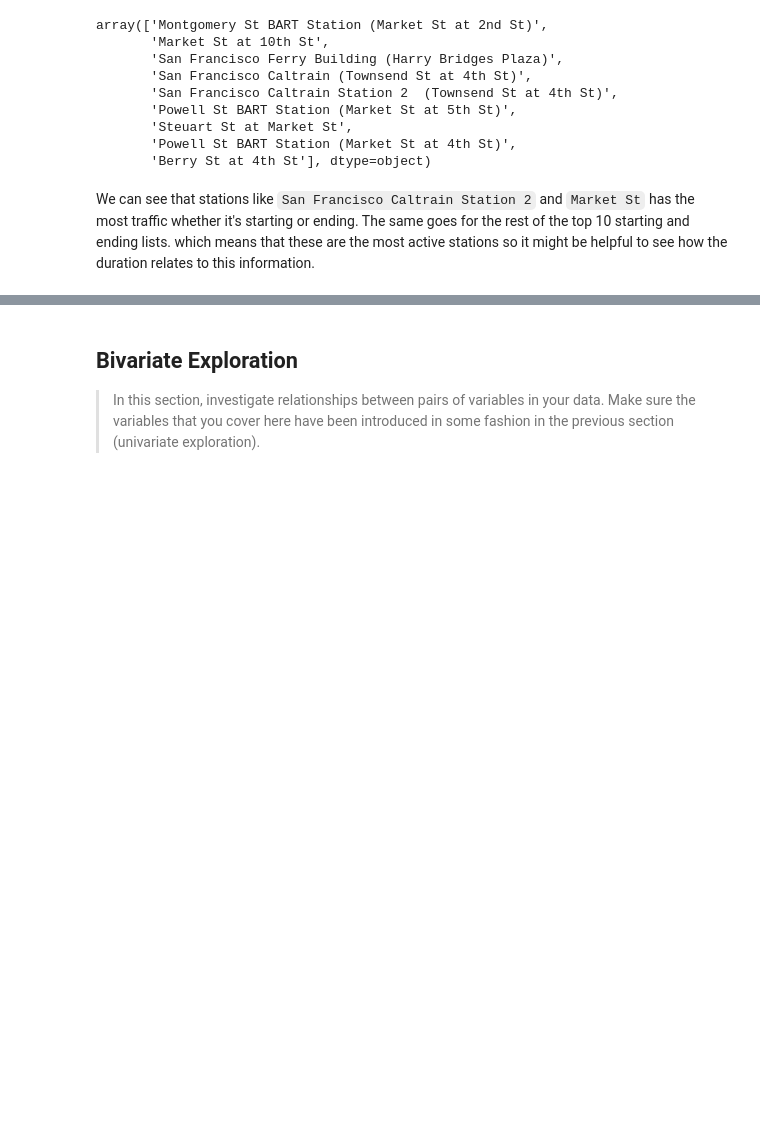
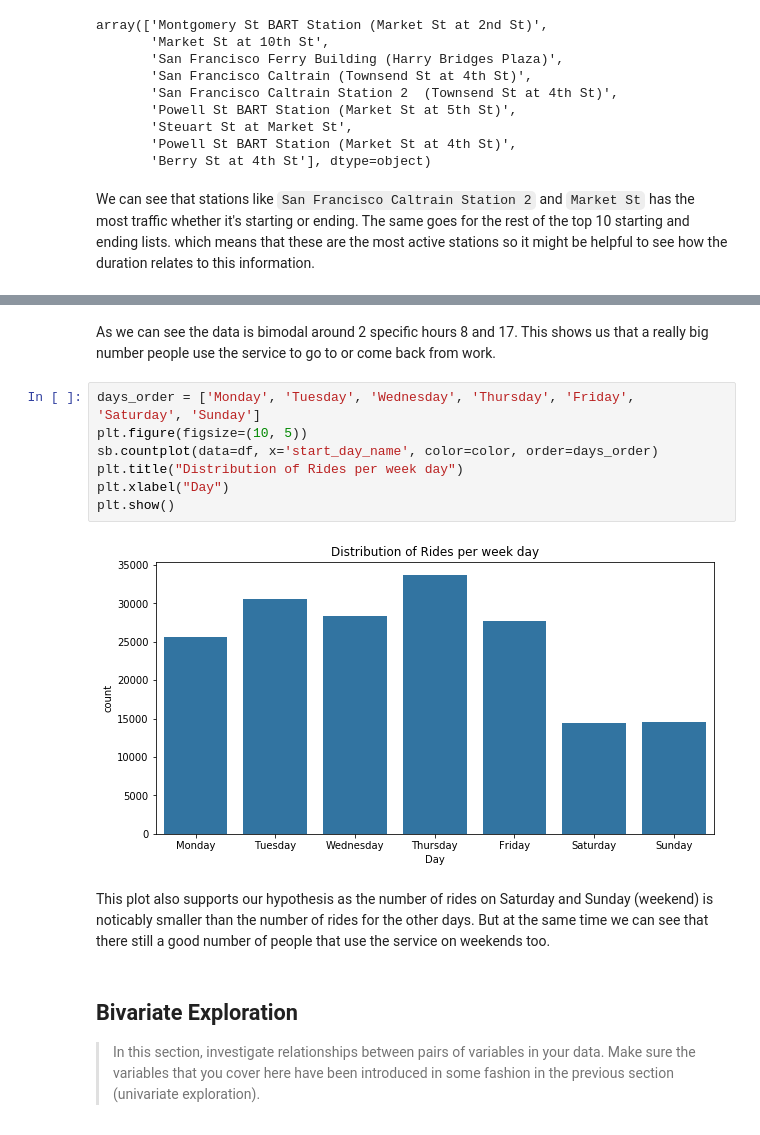
Before and after one commit to moaaztaha/Ford-GoBike-System-data-visualization, a Jupyter notebook: Exploratory and Explanatory .ipynb, the cells around one changed output, grey strips where cells are left out. Saved outputs shown, nothing was run; the diff lists cells and outputs as text; blank space fills up the shorter version.

```diff
--- a/Exploratory and Explanatory .ipynb
+++ b/Exploratory and Explanatory .ipynb
@@ -421,3 +433,16 @@ We can see that stations like `San Francisco Caltrain Station 2` and `Market St`
+# %% [markdown]
+As we can see the data is bimodal around 2 specific hours 8 and 17. This shows us that a really big number people use the service to go to or come back from work.
+# %%
+days_order = ['Monday', 'Tuesday', 'Wednesday', 'Thursday', 'Friday', 'Saturday', 'Sunday']
+plt.figure(figsize=(10, 5))
+sb.countplot(data=df, x='start_day_name', color=color, order=days_order)
+plt.title("Distribution of Rides per week day")
+plt.xlabel("Day")
+plt.show()
+# %% [output]
+[figure, added]
+# %% [markdown]
+This plot also supports our hypothesis as the number of rides on Saturday and Sunday (weekend) is noticably smaller than the number of rides for the other days. But at the same time we can see that there still a good number of people that use the service on weekends too.
 # %% [markdown]
 ## Bivariate Exploration
 
```
Also changed, not shown: parts of 26 cells of this notebook.
